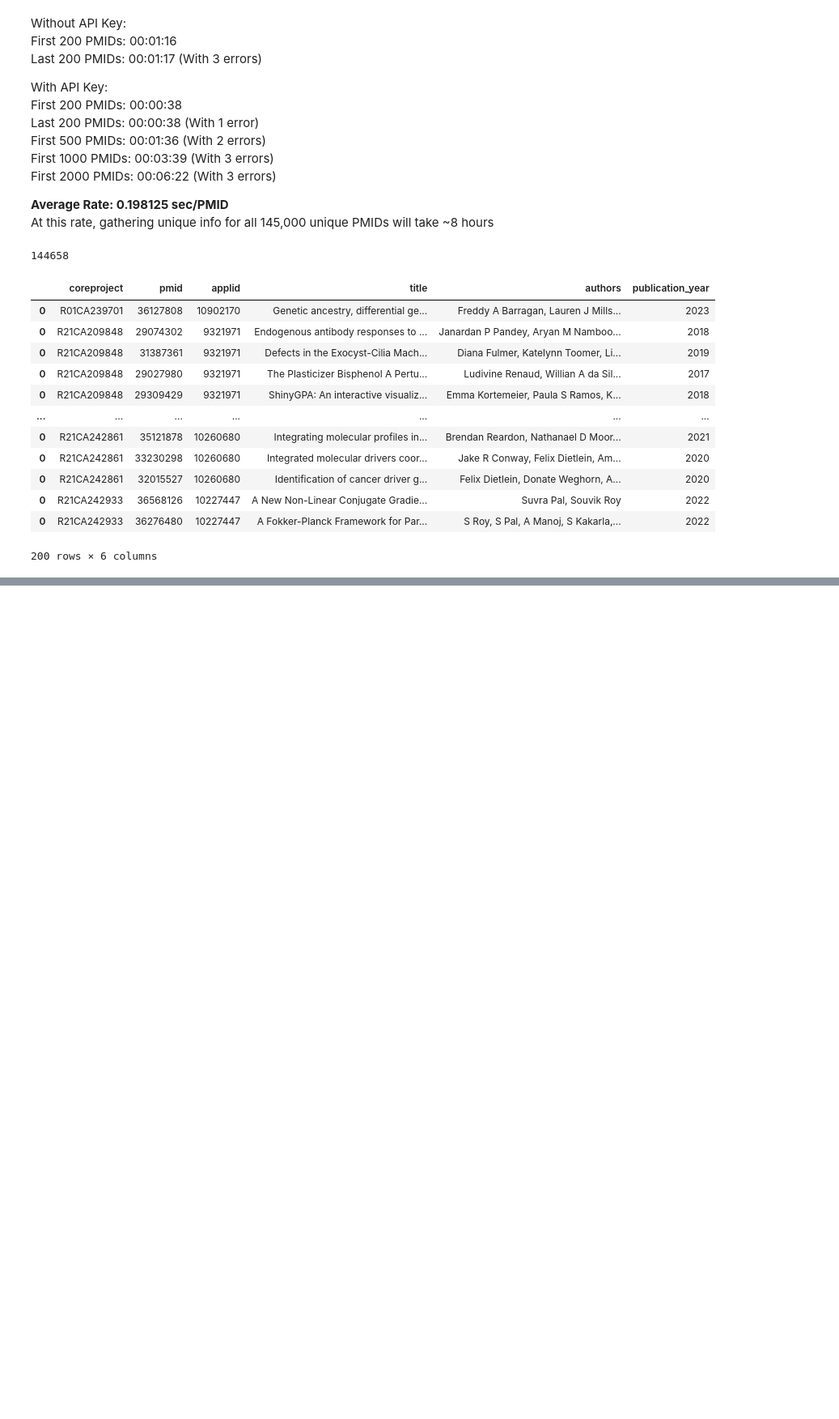
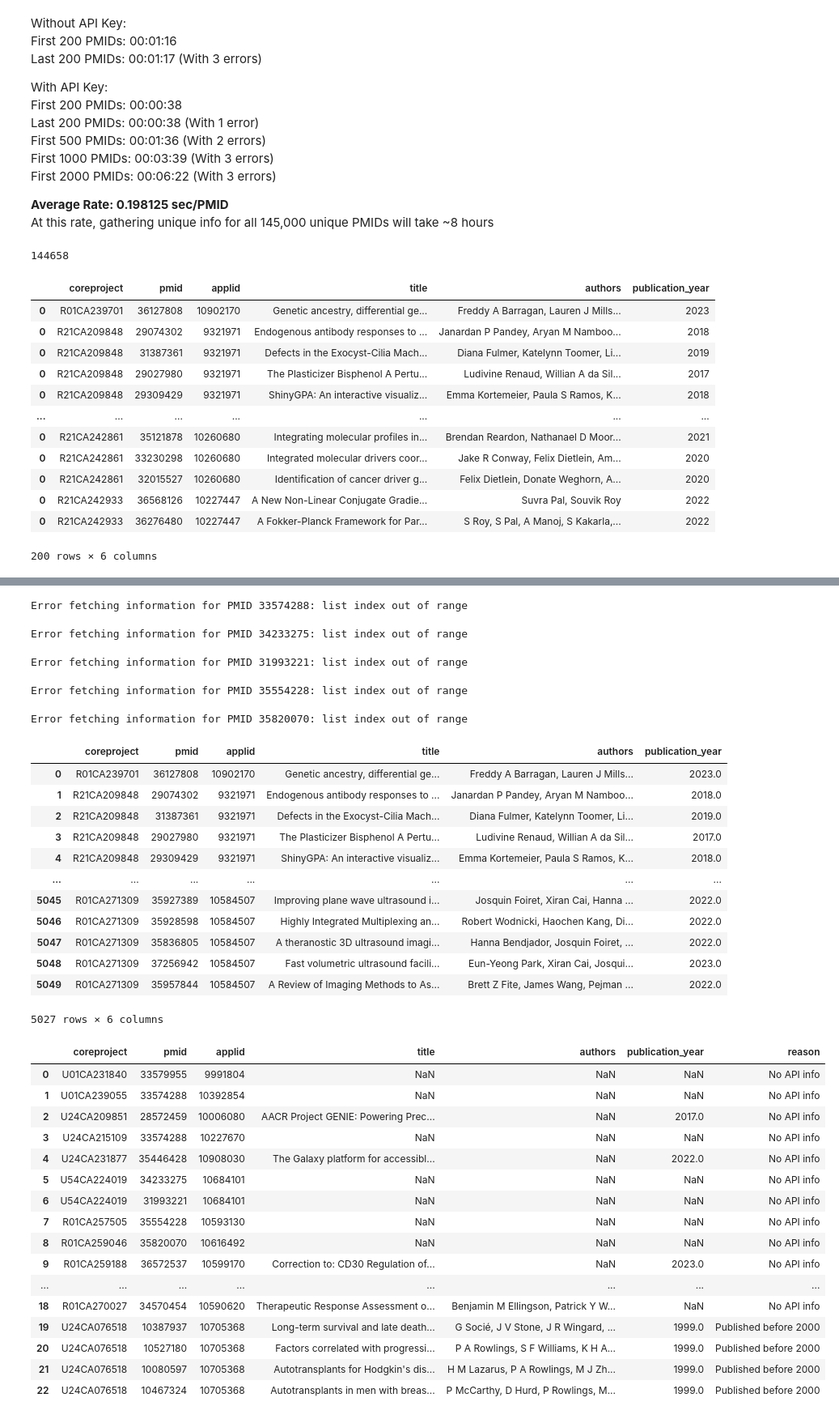
Before and after one commit to CBIIT/INS-Data, a Jupyter notebook: notebooks/07_gather_publications.ipynb, the cells around one changed output, grey strips where cells are left out. Shown at 81% size. Cells and saved outputs as stored; diff of their text form; code cells hidden in the pictures; blank space fills up the shorter version.

Commit message:
Notebook work: Add chunk export, finish gathering

```diff
--- a/notebooks/07_gather_publications.ipynb
+++ b/notebooks/07_gather_publications.ipynb
@@ -1037,0 +1095,3 @@ df_pub_info
+# %%
+# Drop 'applid' column and any resulting duplicate coreproject-pmid rows
+df_pmids = df_pmids.drop(columns='applid').drop_duplicates(ignore_index = True)
@@ -1037,0 +1402,12 @@ df_pub_info
+# %%
+# Set temp storage directory for chunked publication data
+directory = 'publication_chunked_data'
+input_df = df_pmids
+chunk_size = 2500
+
+# Gather publication data and store in chunks of defined size
+get_publication_info_for_df(input_df, chunk_size=chunk_size, output_folder=directory)
+
+# Load all partial files back into a single df
+df_pub_info = load_all_directory_files_to_df(directory)
+df_pub_info
@@ -1037,0 +1489,12 @@ df_pub_info
+# %%
+# Set temp storage directory for chunked publication data
+directory = 'test_pub_chunks'
+input_df = df_pmids.head(500)
+chunk_size = 100
+
+# Gather publication data and store in chunks of defined size
+get_publication_info_for_df(input_df, chunk_size=chunk_size, output_folder=directory)
+
+# Load all partial files back into a single df
+df_pub_info = load_all_directory_files_to_df(directory)
+df_pub_info
@@ -1037,0 +1642,18 @@ df_pub_info
+# %%
+# Set temp storage directory for chunked publication data
+directory = 'test_pub_chunks'
+input_df = df_pmids.head(5050)
+chunk_size = 500
+
+# Gather publication data and store in chunks of defined size
+build_pmid_info_data_chunks(input_df, chunk_size=chunk_size, output_folder=directory)
+
+# Load all partial files back into a single df
+df_pub_info = load_all_directory_files_to_df(directory)
+
+# Build final publication df
+df_publications, df_removed_publications = merge_and_clean_project_pmid_info(input_df, df_pub_info)
+
+display(df_publications)
+display(df_removed_publications)
+# %% [output]
@@ -1037,0 +1661,35 @@ df_pub_info
+Error fetching information for PMID 33574288: list index out of range
+Error fetching information for PMID 34233275: list index out of range
+Error fetching information for PMID 31993221: list index out of range
+Error fetching information for PMID 35554228: list index out of range
+Error fetching information for PMID 35820070: list index out of range
+|  | coreproject | pmid | applid | title | authors | publication_year |
+| 0 | R01CA239701 | 36127808 | 10902170 | Genetic ancestry, differential ge... | Freddy A Barragan, Lauren J Mills... | 2023.0 |
+| 1 | R21CA209848 | 29074302 | 9321971 | Endogenous antibody responses to ... | Janardan P Pandey, Aryan M Namboo... | 2018.0 |
+| 2 | R21CA209848 | 31387361 | 9321971 | Defects in the Exocyst-Cilia Mach... | Diana Fulmer, Katelynn Toomer, Li... | 2019.0 |
+| 3 | R21CA209848 | 29027980 | 9321971 | The Plasticizer Bisphenol A Pertu... | Ludivine Renaud, Willian A da Sil... | 2017.0 |
+| 4 | R21CA209848 | 29309429 | 9321971 | ShinyGPA: An interactive visualiz... | Emma Kortemeier, Paula S Ramos, K... | 2018.0 |
+| ... | ... | ... | ... | ... | ... | ... |
+| 5045 | R01CA271309 | 35927389 | 10584507 | Improving plane wave ultrasound i... | Josquin Foiret, Xiran Cai, Hanna ... | 2022.0 |
+| 5046 | R01CA271309 | 35928598 | 10584507 | Highly Integrated Multiplexing an... | Robert Wodnicki, Haochen Kang, Di... | 2022.0 |
+| 5047 | R01CA271309 | 35836805 | 10584507 | A theranostic 3D ultrasound imagi... | Hanna Bendjador, Josquin Foiret, ... | 2022.0 |
+| 5048 | R01CA271309 | 37256942 | 10584507 | Fast volumetric ultrasound facili... | Eun-Yeong Park, Xiran Cai, Josqui... | 2023.0 |
+| 5049 | R01CA271309 | 35957844 | 10584507 | A Review of Imaging Methods to As... | Brett Z Fite, James Wang, Pejman ... | 2022.0 |
+5027 rows × 6 columns
+|  | coreproject | pmid | applid | title | authors | publication_year | reason |
+| 0 | U01CA231840 | 33579955 | 9991804 | NaN | NaN | NaN | No API info |
+| 1 | U01CA239055 | 33574288 | 10392854 | NaN | NaN | NaN | No API info |
+| 2 | U24CA209851 | 28572459 | 10006080 | AACR Project GENIE: Powering Prec... | NaN | 2017.0 | No API info |
+| 3 | U24CA215109 | 33574288 | 10227670 | NaN | NaN | NaN | No API info |
+| 4 | U24CA231877 | 35446428 | 10908030 | The Galaxy platform for accessibl... | NaN | 2022.0 | No API info |
+| 5 | U54CA224019 | 34233275 | 10684101 | NaN | NaN | NaN | No API info |
+| 6 | U54CA224019 | 31993221 | 10684101 | NaN | NaN | NaN | No API info |
+| 7 | R01CA257505 | 35554228 | 10593130 | NaN | NaN | NaN | No API info |
+| 8 | R01CA259046 | 35820070 | 10616492 | NaN | NaN | NaN | No API info |
+| 9 | R01CA259188 | 36572537 | 10599170 | Correction to: CD30 Regulation of... | NaN | 2023.0 | No API info |
+| ... | ... | ... | ... | ... | ... | ... | ... |
+| 18 | R01CA270027 | 34570454 | 10590620 | Therapeutic Response Assessment o... | Benjamin M Ellingson, Patrick Y W... | NaN | No API info |
+| 19 | U24CA076518 | 10387937 | 10705368 | Long-term survival and late death... | G Socié, J V Stone, J R Wingard, ... | 1999.0 | Published before 2000 |
+| 20 | U24CA076518 | 10527180 | 10705368 | Factors correlated with progressi... | P A Rowlings, S F Williams, K H A... | 1999.0 | Published before 2000 |
+| 21 | U24CA076518 | 10080597 | 10705368 | Autotransplants for Hodgkin's dis... | H M Lazarus, P A Rowlings, M J Zh... | 1999.0 | Published before 2000 |
+| 22 | U24CA076518 | 10467324 | 10705368 | Autotransplants in men with breas... | P McCarthy, D Hurd, P Rowlings, M... | 1999.0 | Published before 2000 |
```
Also changed, not shown: parts of 42 cells of this notebook.
